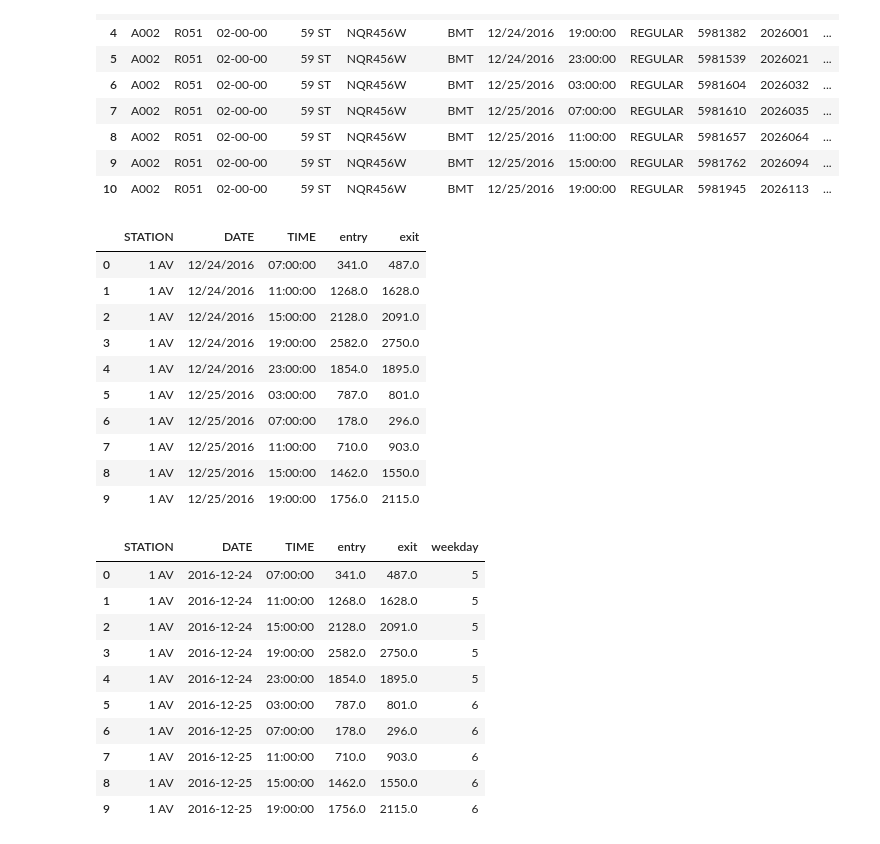
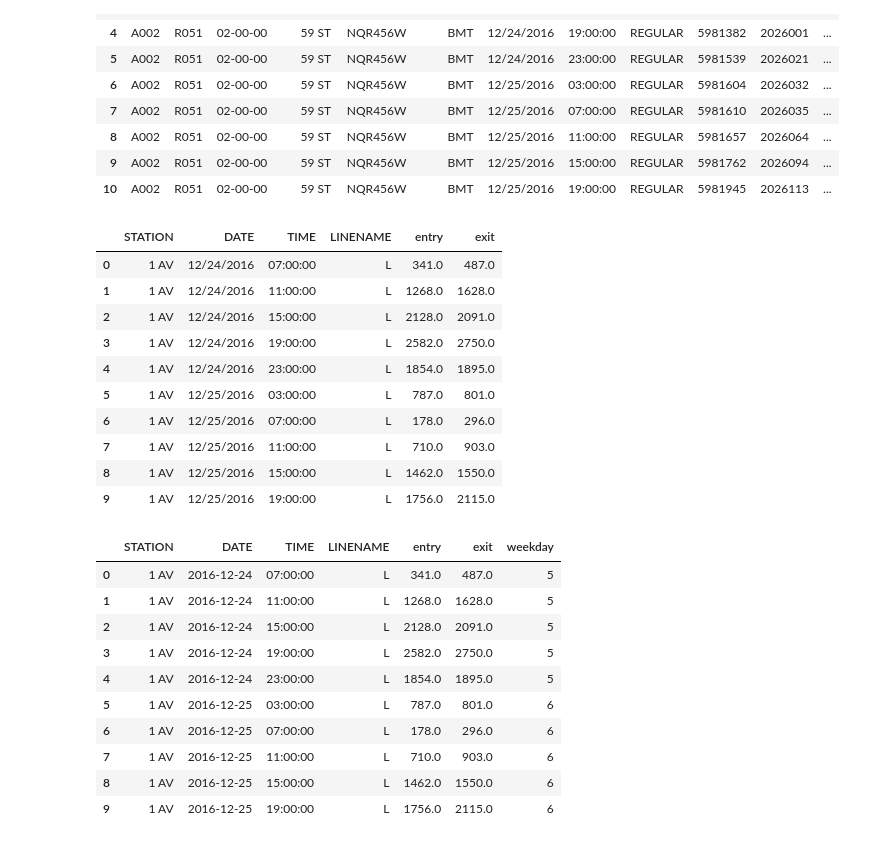
Before and after one commit to jtirtanata/proj1-mta, a Jupyter notebook: Untitled.ipynb, the cells around one changed output. Saved outputs shown, nothing was run; the diff lists cells and outputs as text; code cells hidden in the pictures.

```diff
--- a/Untitled.ipynb
+++ b/Untitled.ipynb
@@ -65,7 +65,10 @@ df_sorted['entry'] = df_sorted.groupby(['C/A', 'UNIT', 'SCP', 'STATION'])['ENTRI
 # %%
 df_sorted['entry'] = df_sorted.groupby(['C/A', 'UNIT', 'SCP', 'STATION'])['ENTRIES'].diff()
 df_sorted['exit'] = df_sorted.groupby(['C/A', 'UNIT', 'SCP', 'STATION'])['EXITS'].diff()
-mask = (df_sorted.exit >= 0) & (df_sorted.entry >= 0)
+upper_bound_entry = df_sorted['entry'].median() + df_sorted['entry'].std() * 4
+upper_bound_exit = df_sorted['exit'].median() + df_sorted['exit'].std() * 4
+
+mask = (df_sorted.exit >= 0) & (df_sorted.entry >= 0) & (df_sorted.entry < upper_bound_entry) & (df_sorted.exit < upper_bound_exit)
 df_filter = df_sorted[mask]
 df_filter.head(10)
 
@@ -86,36 +89,36 @@ df_filter.head(10)
 | 9 | A002 | R051 | 02-00-00 | 59 ST | NQR456W | BMT | 12/25/2016 | 15:00:00 | REGULAR | 5981762 | 2026094 | ... |
 | 10 | A002 | R051 | 02-00-00 | 59 ST | NQR456W | BMT | 12/25/2016 | 19:00:00 | REGULAR | 5981945 | 2026113 | ... |
 # %%
-df_final = df_filter.groupby(['STATION','DATE', 'TIME', ], as_index=False)['entry', 'exit'].sum()
+df_final = df_filter.groupby(['STATION','DATE', 'TIME', 'LINENAME'], as_index=False)['entry', 'exit'].sum()
 df_final.head(10)
 # %% [output]
-|  | STATION | DATE | TIME | entry | exit |
-| 0 | 1 AV | 12/24/2016 | 07:00:00 | 341.0 | 487.0 |
-| 1 | 1 AV | 12/24/2016 | 11:00:00 | 1268.0 | 1628.0 |
-| 2 | 1 AV | 12/24/2016 | 15:00:00 | 2128.0 | 2091.0 |
-| 3 | 1 AV | 12/24/2016 | 19:00:00 | 2582.0 | 2750.0 |
-| 4 | 1 AV | 12/24/2016 | 23:00:00 | 1854.0 | 1895.0 |
-| 5 | 1 AV | 12/25/2016 | 03:00:00 | 787.0 | 801.0 |
-| 6 | 1 AV | 12/25/2016 | 07:00:00 | 178.0 | 296.0 |
-| 7 | 1 AV | 12/25/2016 | 11:00:00 | 710.0 | 903.0 |
-| 8 | 1 AV | 12/25/2016 | 15:00:00 | 1462.0 | 1550.0 |
-| 9 | 1 AV | 12/25/2016 | 19:00:00 | 1756.0 | 2115.0 |
+|  | STATION | DATE | TIME | LINENAME | entry | exit |
+| 0 | 1 AV | 12/24/2016 | 07:00:00 | L | 341.0 | 487.0 |
+| 1 | 1 AV | 12/24/2016 | 11:00:00 | L | 1268.0 | 1628.0 |
+| 2 | 1 AV | 12/24/2016 | 15:00:00 | L | 2128.0 | 2091.0 |
+| 3 | 1 AV | 12/24/2016 | 19:00:00 | L | 2582.0 | 2750.0 |
+| 4 | 1 AV | 12/24/2016 | 23:00:00 | L | 1854.0 | 1895.0 |
+| 5 | 1 AV | 12/25/2016 | 03:00:00 | L | 787.0 | 801.0 |
+| 6 | 1 AV | 12/25/2016 | 07:00:00 | L | 178.0 | 296.0 |
+| 7 | 1 AV | 12/25/2016 | 11:00:00 | L | 710.0 | 903.0 |
+| 8 | 1 AV | 12/25/2016 | 15:00:00 | L | 1462.0 | 1550.0 |
+| 9 | 1 AV | 12/25/2016 | 19:00:00 | L | 1756.0 | 2115.0 |
 # %%
 df_final['DATE'] = pd.to_datetime(df_final['DATE'], format='%m/%d/%Y')
 df_final['weekday'] = df_final['DATE'].dt.dayofweek
 df_final.head(10)
 # %% [output]
-|  | STATION | DATE | TIME | entry | exit | weekday |
-| 0 | 1 AV | 2016-12-24 | 07:00:00 | 341.0 | 487.0 | 5 |
-| 1 | 1 AV | 2016-12-24 | 11:00:00 | 1268.0 | 1628.0 | 5 |
-| 2 | 1 AV | 2016-12-24 | 15:00:00 | 2128.0 | 2091.0 | 5 |
-| 3 | 1 AV | 2016-12-24 | 19:00:00 | 2582.0 | 2750.0 | 5 |
-| 4 | 1 AV | 2016-12-24 | 23:00:00 | 1854.0 | 1895.0 | 5 |
-| 5 | 1 AV | 2016-12-25 | 03:00:00 | 787.0 | 801.0 | 6 |
-| 6 | 1 AV | 2016-12-25 | 07:00:00 | 178.0 | 296.0 | 6 |
-| 7 | 1 AV | 2016-12-25 | 11:00:00 | 710.0 | 903.0 | 6 |
-| 8 | 1 AV | 2016-12-25 | 15:00:00 | 1462.0 | 1550.0 | 6 |
-| 9 | 1 AV | 2016-12-25 | 19:00:00 | 1756.0 | 2115.0 | 6 |
+|  | STATION | DATE | TIME | LINENAME | entry | exit | weekday |
+| 0 | 1 AV | 2016-12-24 | 07:00:00 | L | 341.0 | 487.0 | 5 |
+| 1 | 1 AV | 2016-12-24 | 11:00:00 | L | 1268.0 | 1628.0 | 5 |
+| 2 | 1 AV | 2016-12-24 | 15:00:00 | L | 2128.0 | 2091.0 | 5 |
+| 3 | 1 AV | 2016-12-24 | 19:00:00 | L | 2582.0 | 2750.0 | 5 |
+| 4 | 1 AV | 2016-12-24 | 23:00:00 | L | 1854.0 | 1895.0 | 5 |
+| 5 | 1 AV | 2016-12-25 | 03:00:00 | L | 787.0 | 801.0 | 6 |
+| 6 | 1 AV | 2016-12-25 | 07:00:00 | L | 178.0 | 296.0 | 6 |
+| 7 | 1 AV | 2016-12-25 | 11:00:00 | L | 710.0 | 903.0 | 6 |
+| 8 | 1 AV | 2016-12-25 | 15:00:00 | L | 1462.0 | 1550.0 | 6 |
+| 9 | 1 AV | 2016-12-25 | 19:00:00 | L | 1756.0 | 2115.0 | 6 |
 # %%
 import pandas as pd
 import numpy as np
```
Also changed, not shown: parts of 1 cell of this notebook.
